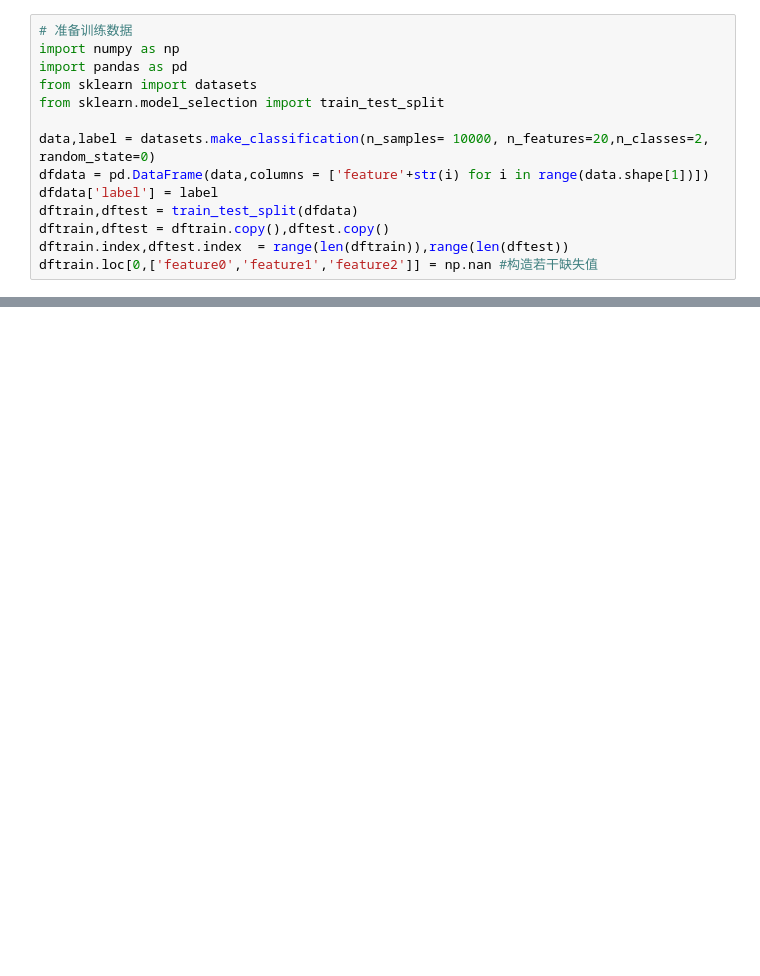
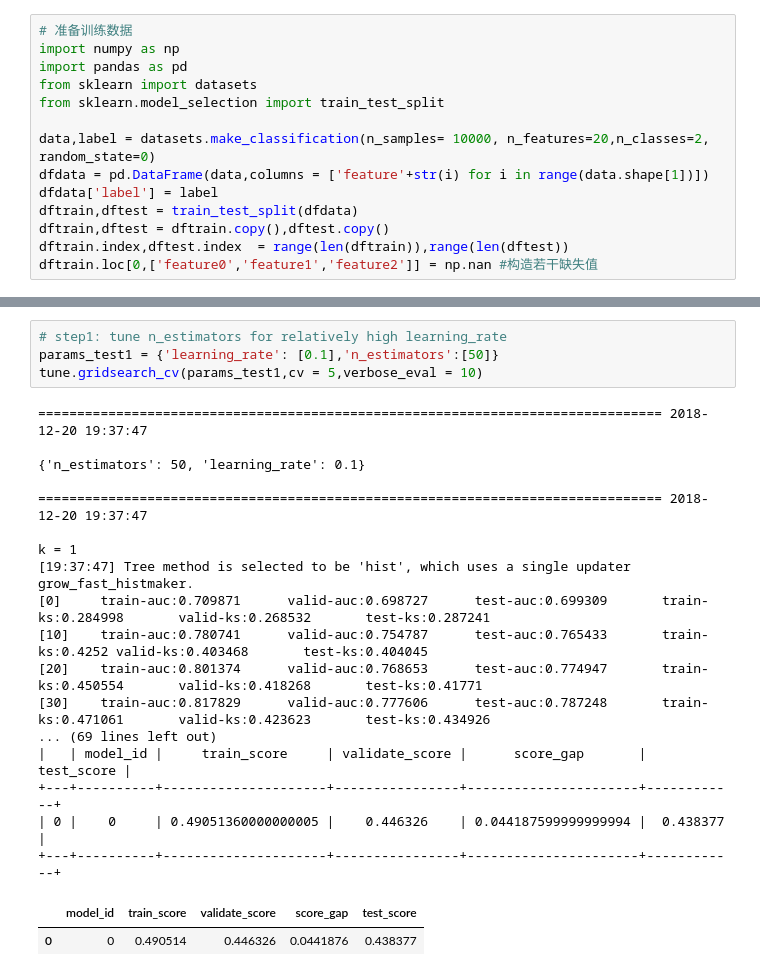
Before and after one commit to ChinaMadlife/tianjikit, a Jupyter notebook: readme.ipynb, the cells around one changed output, grey strips where cells are left out. Drawn from its saved outputs; the diff is of its cells as text; blank space fills up the shorter version.

```diff
--- a/readme.ipynb
+++ b/readme.ipynb
@@ -388,0 +442,24 @@ tune.gridsearch_cv(params_test7,cv = 5)
+# %%
+# step1: tune n_estimators for relatively high learning_rate
+params_test1 = {'learning_rate': [0.1],'n_estimators':[50]}
+tune.gridsearch_cv(params_test1,cv = 5,verbose_eval = 10)
+# %% [output]
+================================================================================ 2018-12-20 19:37:47
+
+{'n_estimators': 50, 'learning_rate': 0.1}
+
+================================================================================ 2018-12-20 19:37:47
+
+k = 1
+[19:37:47] Tree method is selected to be 'hist', which uses a single updater grow_fast_histmaker.
+[0]     train-auc:0.709871      valid-auc:0.698727      test-auc:0.699309       train-ks:0.284998       valid-ks:0.268532       test-ks:0.287241
+[10]    train-auc:0.780741      valid-auc:0.754787      test-auc:0.765433       train-ks:0.4252 valid-ks:0.403468       test-ks:0.404045
+[20]    train-auc:0.801374      valid-auc:0.768653      test-auc:0.774947       train-ks:0.450554       valid-ks:0.418268       test-ks:0.41771
+[30]    train-auc:0.817829      valid-auc:0.777606      test-auc:0.787248       train-ks:0.471061       valid-ks:0.423623       test-ks:0.434926
+... (69 lines left out)
+|   | model_id |     train_score     | validate_score |      score_gap       | test_score |
++---+----------+---------------------+----------------+----------------------+------------+
+| 0 |    0     | 0.49051360000000005 |    0.446326    | 0.044187599999999994 |  0.438377  |
++---+----------+---------------------+----------------+----------------------+------------+
+|  | model_id | train_score | validate_score | score_gap | test_score |
+| 0 | 0 | 0.490514 | 0.446326 | 0.0441876 | 0.438377 |
```
Also changed, not shown: parts of 43 cells of this notebook, 6 other files.
